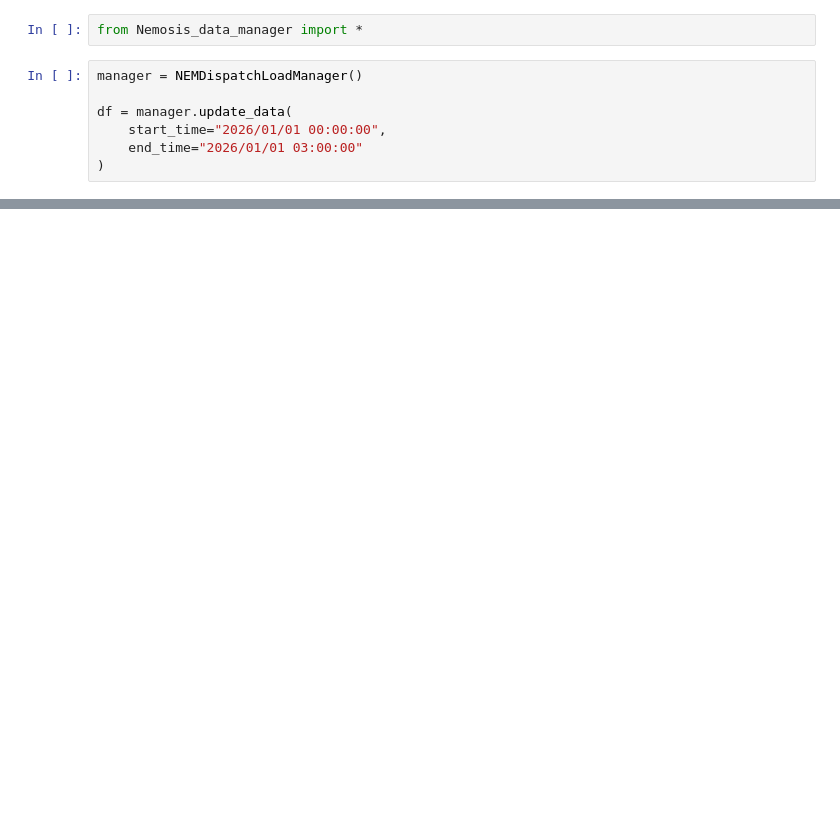
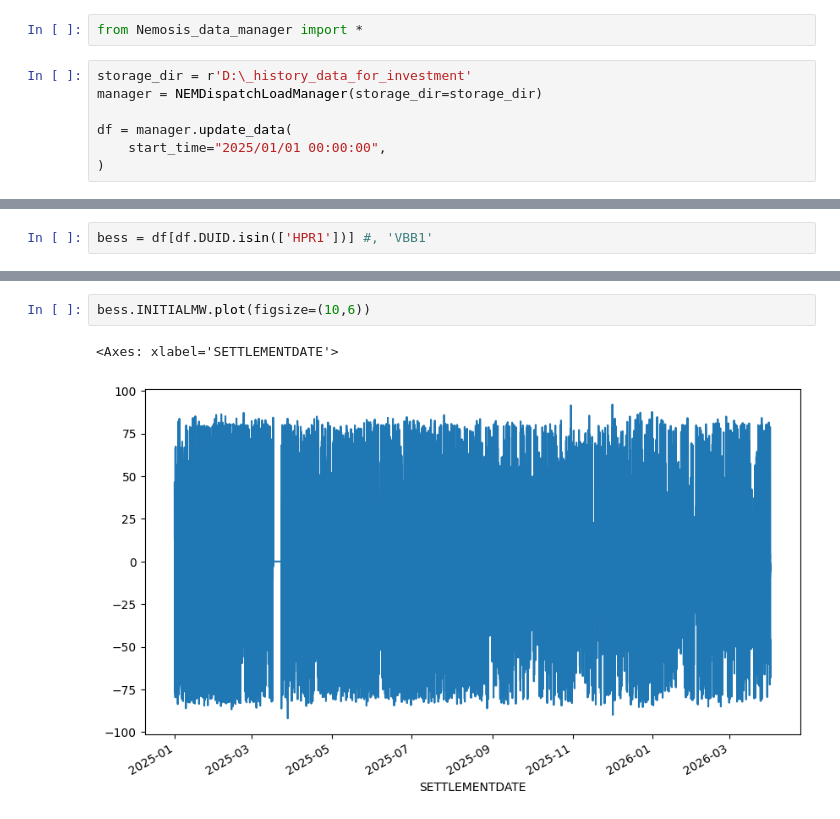
Before and after one commit to GinnCheng/proj-nem-analysis, a Jupyter notebook: main_notebook.ipynb, the cells around one changed output, grey strips where cells are left out. Saved outputs shown, nothing was run; the diff lists cells and outputs as text; blank space fills up the shorter version.

Commit message:
update: ------------------------------ checked the data

```diff
--- a/main_notebook.ipynb
+++ b/main_notebook.ipynb
@@ -1,11 +1,11 @@
 # %%
 from Nemosis_data_manager import *
 # %%
-manager = NEMDispatchLoadManager()
+storage_dir = r'D:\_history_data_for_investment'
+manager = NEMDispatchLoadManager(storage_dir=storage_dir)
 
 df = manager.update_data(
-    start_time="2026/01/01 00:00:00",
-    end_time="2026/01/01 03:00:00"
+    start_time="2025/01/01 00:00:00",
 )
 # %% [output]
 正在从 AEMO 下载 DISPATCHLOAD...
@@ -39,0 +75,2 @@ df
+# %%
+bess = df[df.DUID.isin(['HPR1'])] #, 'VBB1'
@@ -39,0 +87,5 @@ df
+# %%
+bess.INITIALMW.plot(figsize=(10,6))
+# %% [output]
+<Axes: xlabel='SETTLEMENTDATE'>
+[figure, added]
```
Also changed, not shown: parts of 13 cells of this notebook.
